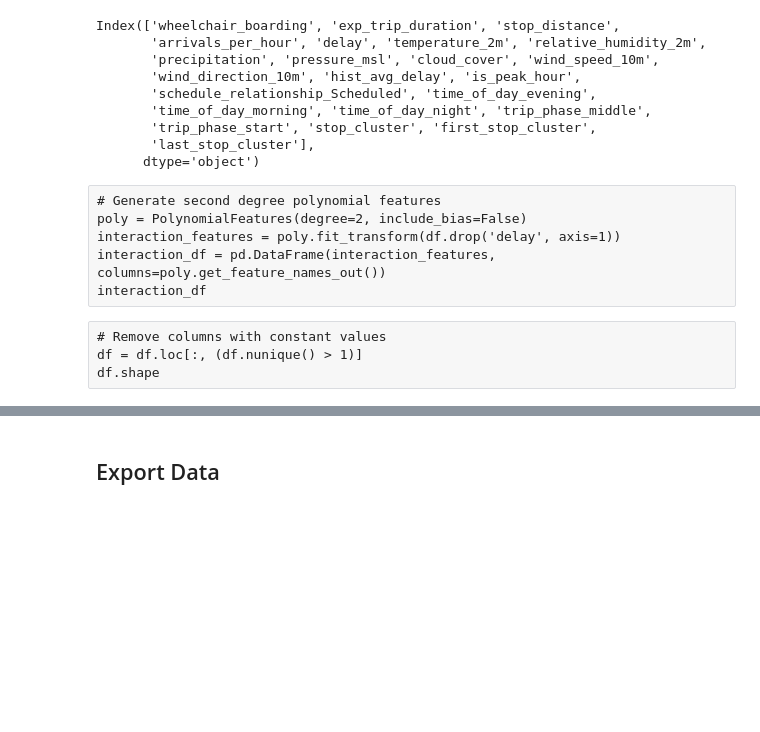
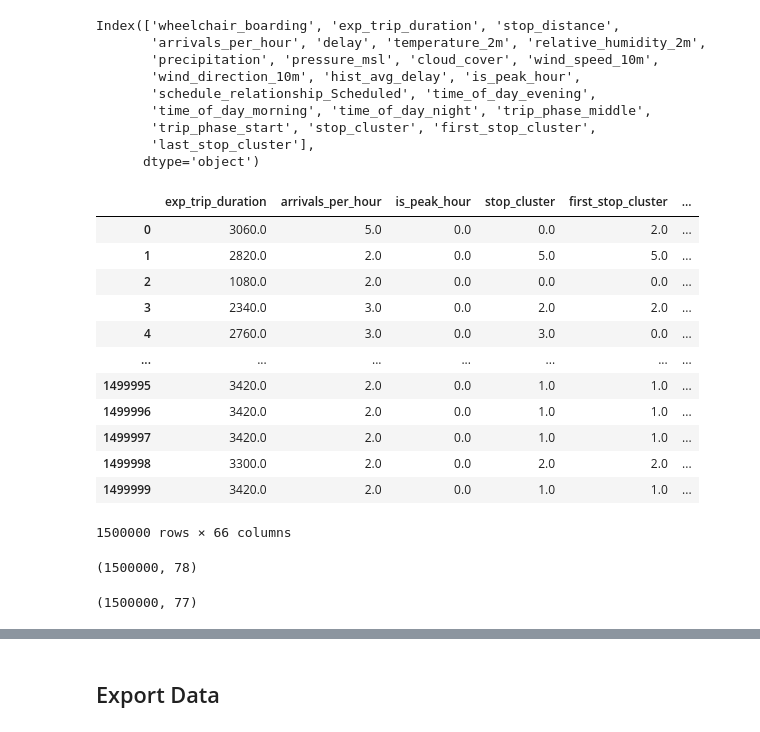
Before and after one commit to nadpierre/stm-transit-delay-prediction, a Jupyter notebook: notebooks/data_preprocessing.ipynb, the cells around one changed output, grey strips where cells are left out. Saved outputs shown, nothing was run; the diff lists cells and outputs as text; code cells hidden in the pictures; blank space fills up the shorter version.

Commit message:
add polynomial features

```diff
--- a/notebooks/data_preprocessing.ipynb
+++ b/notebooks/data_preprocessing.ipynb
@@ -366,16 +366,53 @@ Index(['wheelchair_boarding', 'exp_trip_duration', 'stop_distance',
        'trip_phase_start', 'stop_cluster', 'first_stop_cluster',
        'last_stop_cluster'],
       dtype='object')
-# %% [raw]
-# Generate second degree polynomial features
-poly = PolynomialFeatures(degree=2, include_bias=False)
-interaction_features = poly.fit_transform(df.drop('delay', axis=1))
-interaction_df = pd.DataFrame(interaction_features, columns=poly.get_feature_names_out())
-interaction_df
-# %% [raw]
-# Remove columns with constant values
-df = df.loc[:, (df.nunique() > 1)]
-df.shape
+# %%
+# Generate second degree polynomial features for certain features
+# Not all features, to avoid exploding the cardinality of the dataset
+selected_columns = [
+	'exp_trip_duration',
+	'arrivals_per_hour',
+	'is_peak_hour',
+	'stop_cluster',
+	'first_stop_cluster',
+	'last_stop_cluster',
+	'trip_phase_start',
+	'trip_phase_middle',
+	'temperature_2m',
+	'wind_speed_10m',
+	'wind_direction_10m'
+]
+poly = PolynomialFeatures(degree=2, interaction_only=True, include_bias=False)
+interaction_features = poly.fit_transform(df[selected_columns])
+interaction_df = pd.DataFrame(interaction_features, columns=poly.get_feature_names_out())
+interaction_df
+# %% [output]
+|  | exp_trip_duration | arrivals_per_hour | is_peak_hour | stop_cluster | first_stop_cluster | ... |
+| 0 | 3060.0 | 5.0 | 0.0 | 0.0 | 2.0 | ... |
+| 1 | 2820.0 | 2.0 | 0.0 | 5.0 | 5.0 | ... |
+| 2 | 1080.0 | 2.0 | 0.0 | 0.0 | 0.0 | ... |
+| 3 | 2340.0 | 3.0 | 0.0 | 2.0 | 2.0 | ... |
+| 4 | 2760.0 | 3.0 | 0.0 | 3.0 | 0.0 | ... |
+| ... | ... | ... | ... | ... | ... | ... |
+| 1499995 | 3420.0 | 2.0 | 0.0 | 1.0 | 1.0 | ... |
+| 1499996 | 3420.0 | 2.0 | 0.0 | 1.0 | 1.0 | ... |
+| 1499997 | 3420.0 | 2.0 | 0.0 | 1.0 | 1.0 | ... |
+| 1499998 | 3300.0 | 2.0 | 0.0 | 2.0 | 2.0 | ... |
+| 1499999 | 3420.0 | 2.0 | 0.0 | 1.0 | 1.0 | ... |
+1500000 rows × 66 columns
+# %%
+# Merge back dataframe
+df = df.drop(selected_columns, axis=1)
+df = pd.concat([interaction_df, df], axis=1)
+df.shape
+# %% [output]
+(1500000, 78)
+# %%
+# Remove columns with constant values
+df = df.loc[:, (df.nunique() > 1)]
+df.shape
+# %% [output]
+(1500000, 77)
 # %%
 def get_redundant_pairs(df) -> set:
 	'''Get diagonal and lower triangular pairs of correlation matrix'''
```
Also changed, not shown: parts of 8 cells of this notebook, 1 other file.
